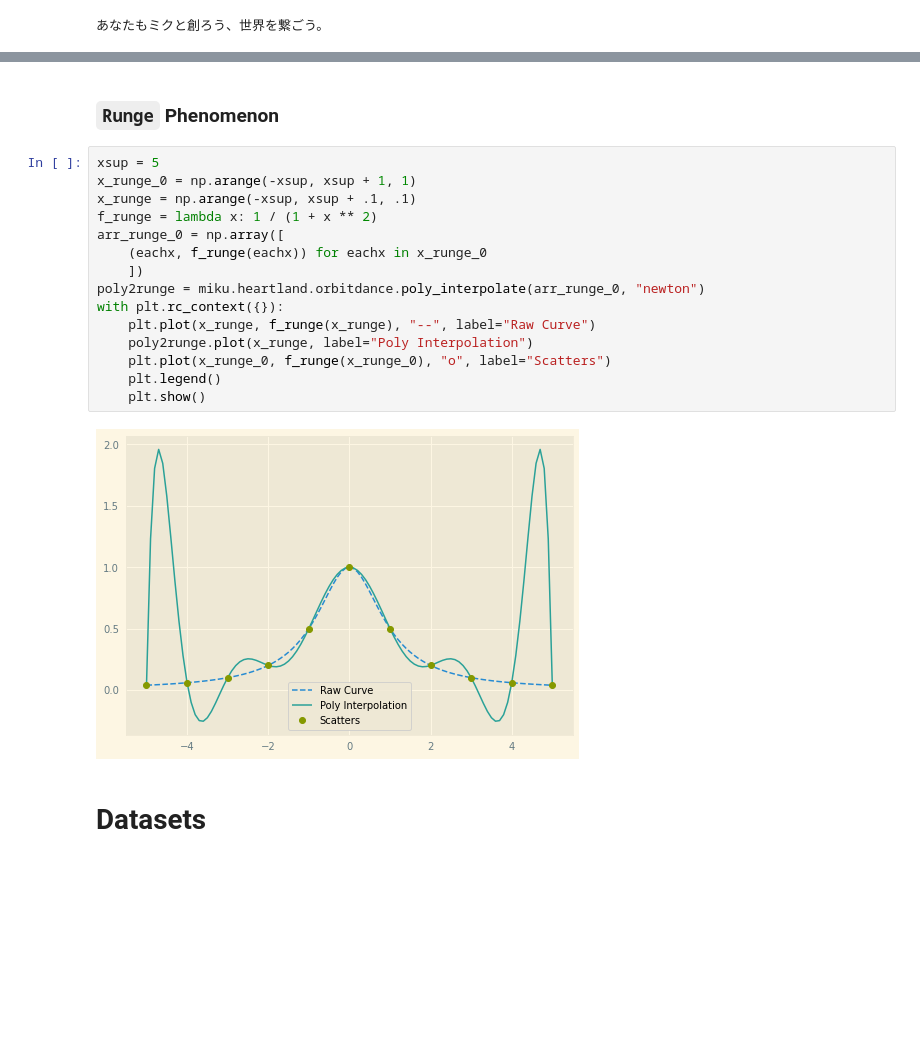
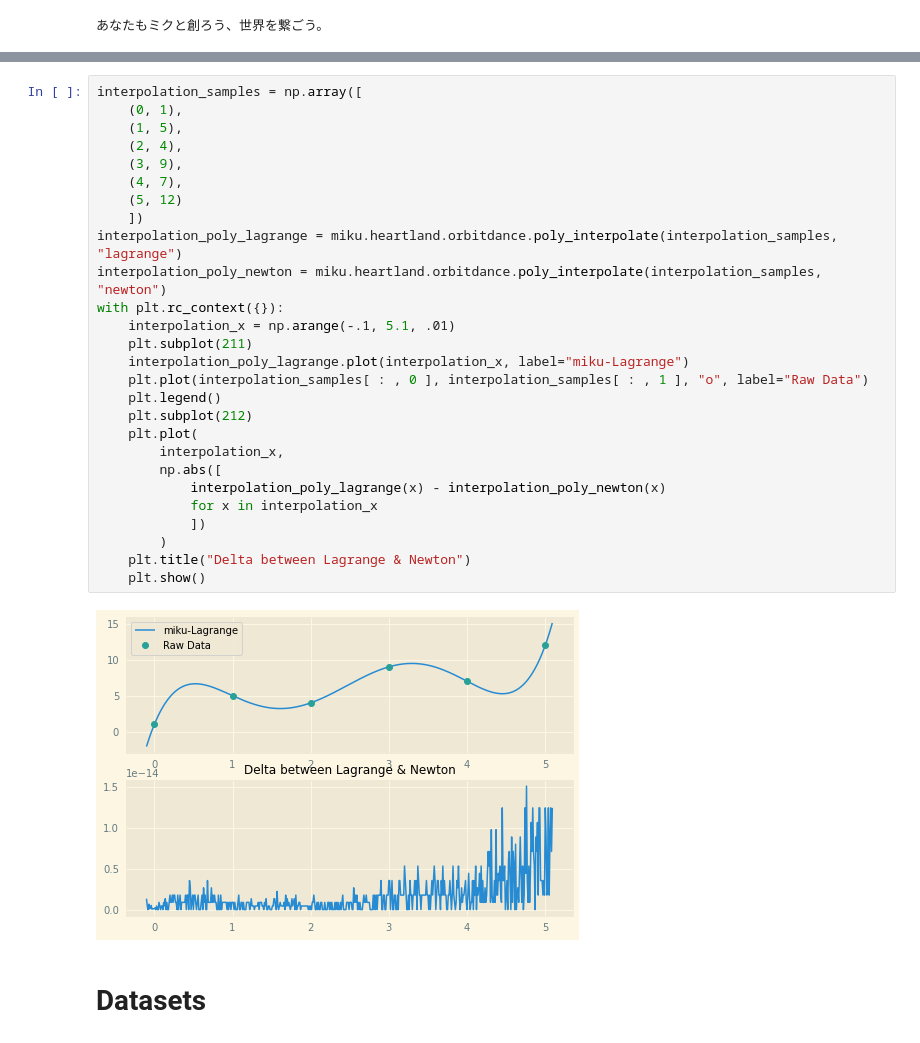
Before and after one commit to sandyzikun/mikutoolkit, a Jupyter notebook: testing.ipynb, the cells around one changed output, grey strips where cells are left out. Drawn from its saved outputs; the diff is of its cells as text; blank space fills up the shorter version.

```diff
--- a/testing.ipynb
+++ b/testing.ipynb
@@ -74,22 +13,32 @@ with plt.rc_context({}):
-# %% [markdown]
-### `Runge` Phenomenon
-# %%
-xsup = 5
-x_runge_0 = np.arange(-xsup, xsup + 1, 1)
-x_runge = np.arange(-xsup, xsup + .1, .1)
-f_runge = lambda x: 1 / (1 + x ** 2)
-arr_runge_0 = np.array([
-    (eachx, f_runge(eachx)) for eachx in x_runge_0
-    ])
-poly2runge = miku.heartland.orbitdance.poly_interpolate(arr_runge_0, "newton")
-with plt.rc_context({}):
-    plt.plot(x_runge, f_runge(x_runge), "--", label="Raw Curve")
-    poly2runge.plot(x_runge, label="Poly Interpolation")
-    plt.plot(x_runge_0, f_runge(x_runge_0), "o", label="Scatters")
-    plt.legend()
-    plt.show()
-# %% [output]
-[figure, removed]
+# %%
+interpolation_samples = np.array([
+    (0, 1),
+    (1, 5),
+    (2, 4),
+    (3, 9),
+    (4, 7),
+    (5, 12)
+    ])
+interpolation_poly_lagrange = miku.heartland.orbitdance.poly_interpolate(interpolation_samples, "lagrange")
+interpolation_poly_newton = miku.heartland.orbitdance.poly_interpolate(interpolation_samples, "newton")
+with plt.rc_context({}):
+    interpolation_x = np.arange(-.1, 5.1, .01)
+    plt.subplot(211)
+    interpolation_poly_lagrange.plot(interpolation_x, label="miku-Lagrange")
+    plt.plot(interpolation_samples[ : , 0 ], interpolation_samples[ : , 1 ], "o", label="Raw Data")
+    plt.legend()
+    plt.subplot(212)
+    plt.plot(
+        interpolation_x,
+        np.abs([
+            interpolation_poly_lagrange(x) - interpolation_poly_newton(x)
+            for x in interpolation_x
+            ])
+        )
+    plt.title("Delta between Lagrange & Newton")
+    plt.show()
+# %% [output]
+[figure, added]
 # %% [markdown]
 # Datasets
 # %%
```
Also changed, not shown: parts of 7 cells of this notebook, 7 other files.
